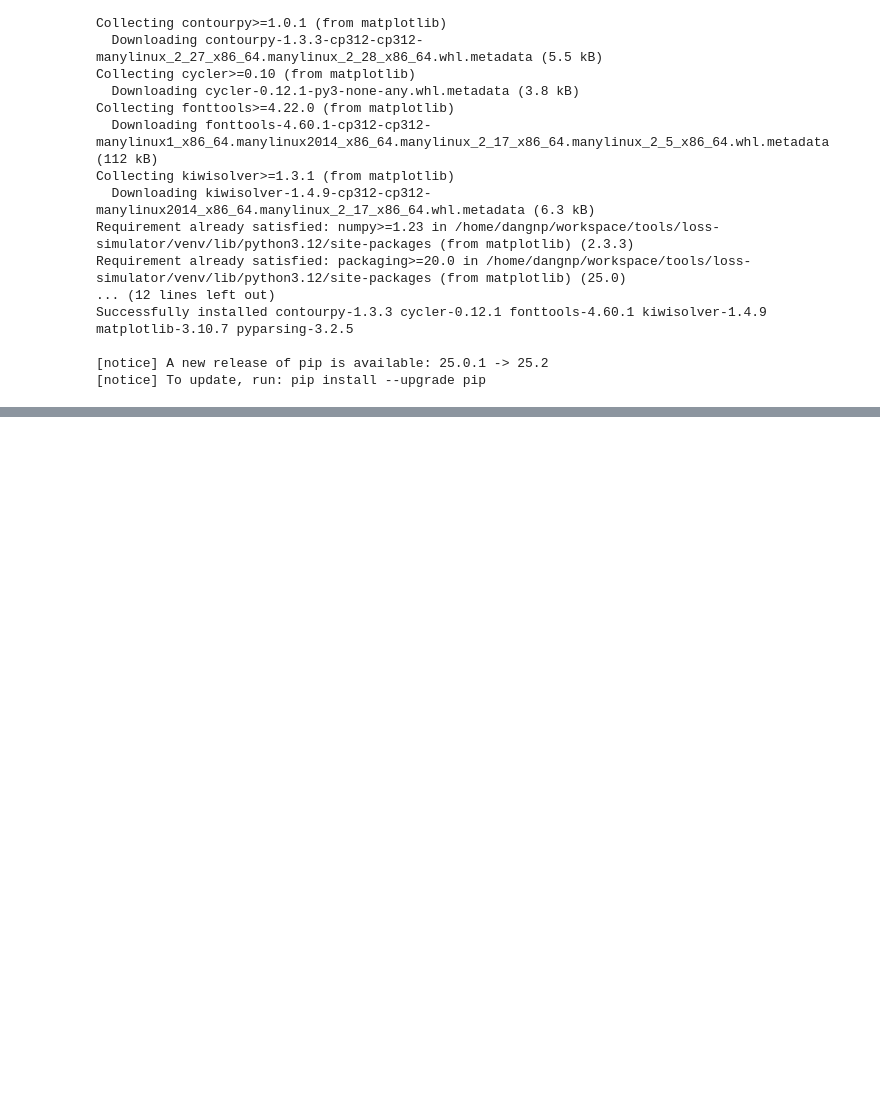
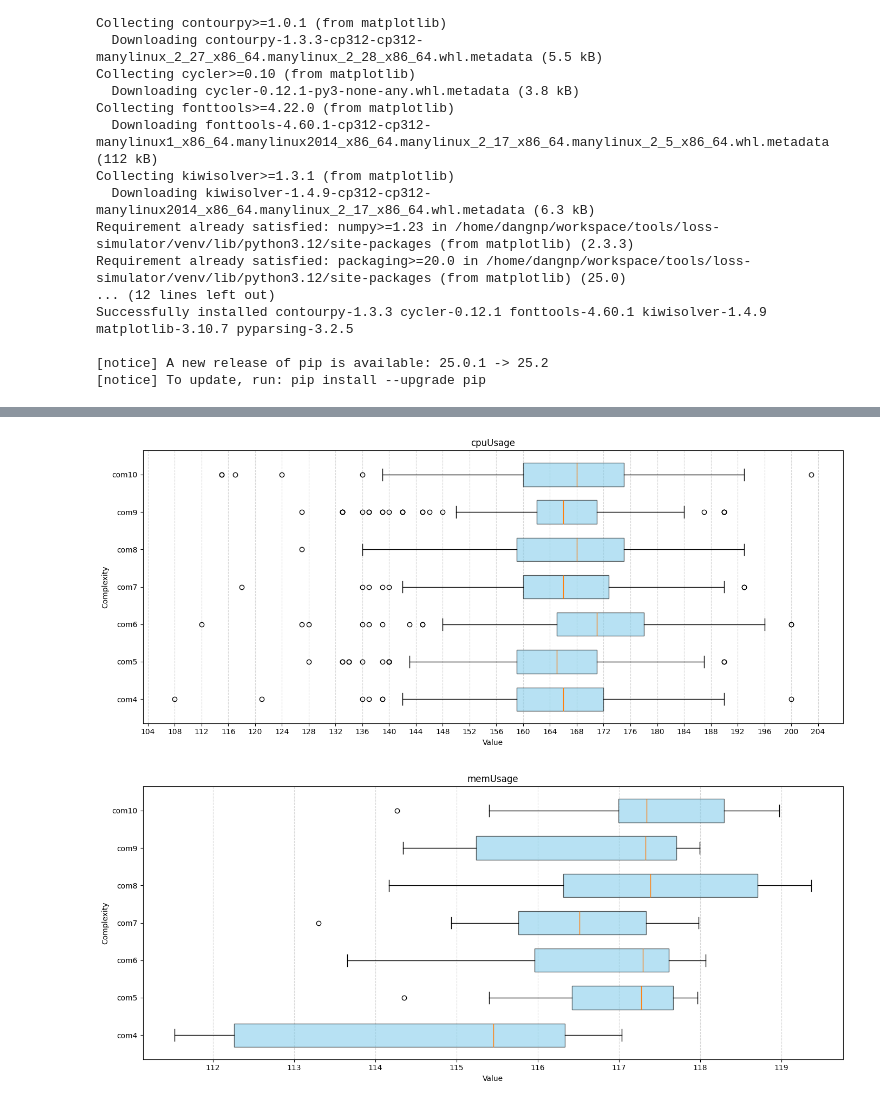
Before and after one commit to dangnguyenphuc/packet-loss-simulator, a Jupyter notebook: PLCMOS/main.ipynb, the cells around one changed output, grey strips where cells are left out. Drawn from its saved outputs; the diff is of its cells as text; code cells hidden in the pictures; blank space fills up the shorter version.

```diff
--- a/PLCMOS/main.ipynb
+++ b/PLCMOS/main.ipynb
@@ -474,0 +487,8 @@ for version in ["1.3", "1.5"]:
+# %%
+tmp1 = []
+tmp2 = []
+
+for folder in targetFolders:
+    if '-' in folder:
+        tmp1.append(folder)
+    else: tmp2.append(folder)
@@ -474,0 +573,39 @@ for version in ["1.3", "1.5"]:
+# %%
+def drawBoxplot(normalData, title):
+    unit_diff = 4
+    normalData = sorted(normalData, key=lambda x: int(x["title"].replace("com", "")))
+    positions = [i * unit_diff for i in range(len(normalData))]
+
+    fig, ax = plt.subplots(figsize=(14, 6))
+
+    # --- Boxplot ---
+    ax.boxplot(
+        [item["data"] for item in normalData],
+        vert=False,
+        positions=positions,
+        widths=2.5,
+        patch_artist=True,
+        boxprops=dict(facecolor="skyblue", alpha=0.6)
+    )
+
+    # --- Labels ---
+    ax.set_yticks(positions)
+    ax.set_yticklabels([item["title"] for item in normalData])
+    ax.set_xlabel("Value")
+    ax.set_ylabel("Complexity")
+    ax.set_title(title + "Usage")
+
+    if title == "cpu":
+        ax.xaxis.set_major_locator(MultipleLocator(4))
+    else : ax.xaxis.set_major_locator(MultipleLocator(1))
+    plt.xticks(rotation=0, fontsize=10)
+
+    ax.grid(True, axis="x", linestyle="--", alpha=0.5)
+    plt.tight_layout()
+    plt.savefig(title)
+# %%
+for key,val in opus5Data.items():
+    drawBoxplot(val, key)
+# %% [output]
+[figure, added]
+[figure, added]
```
Also changed, not shown: parts of 7 cells of this notebook.
